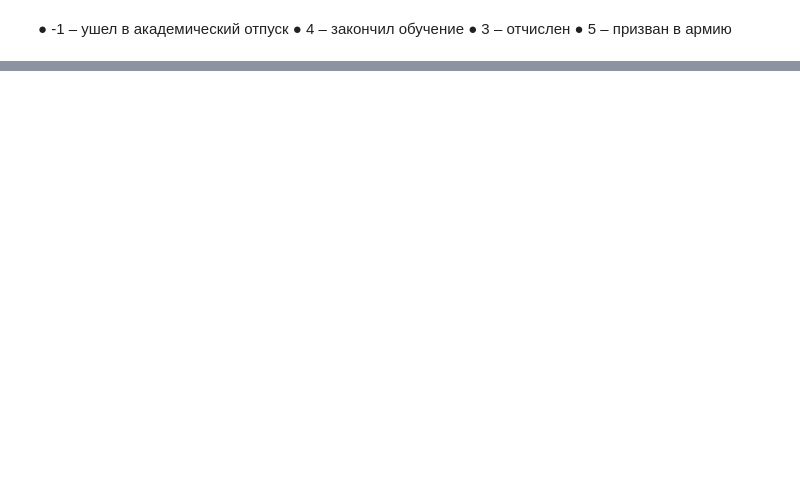
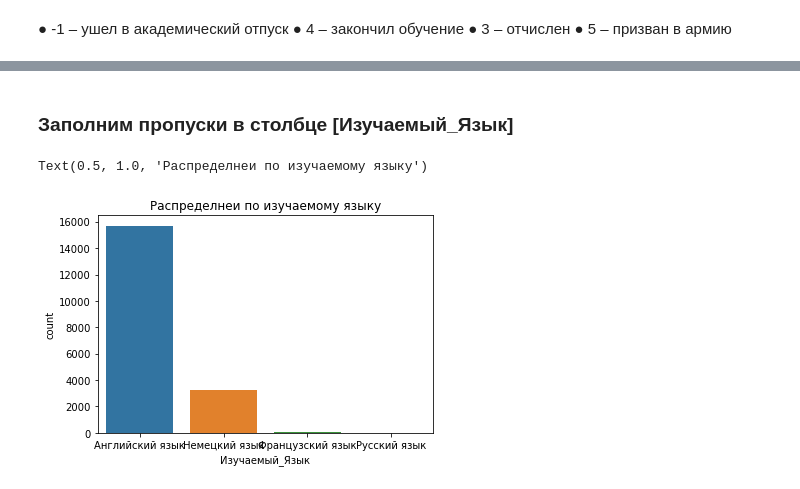
Before and after one commit to tlutfullin/Hakaton, a Jupyter notebook: Хакатон_прогнозирование_статуса_студента.ipynb, the cells around one changed output, grey strips where cells are left out. Drawn from its saved outputs; the diff is of its cells as text; code cells hidden in the pictures; blank space fills up the shorter version.

```diff
--- a/Хакатон_прогнозирование_статуса_студента.ipynb
+++ b/Хакатон_прогнозирование_статуса_студента.ipynb
@@ -416,0 +542,5 @@ array(['Россия', nan, 'Казахстан', 'Кыргызстан', 'Ки
+# %%
+df.loc[df['Пол'] == 'муж','Пол'] = 'Муж'
+df.loc[df['Пол'] == 'жен','Пол'] = 'Жен'
+# %%
+df.loc[df['Пол'].isnull(), 'Пол'] = 'Муж'
@@ -416,0 +567,7 @@ array(['Россия', nan, 'Казахстан', 'Кыргызстан', 'Ки
+# %% [markdown]
+### Заполним пропуски в столбце [Изучаемый_Язык]
+# %%
+sns.countplot(x = "Изучаемый_Язык" , data  = df).set_title('Распределнеи по изучаемому языку')
+# %% [output]
+Text(0.5, 1.0, 'Распределнеи по изучаемому языку')
+[figure, added]
```
Also changed, not shown: parts of 138 cells of this notebook.
